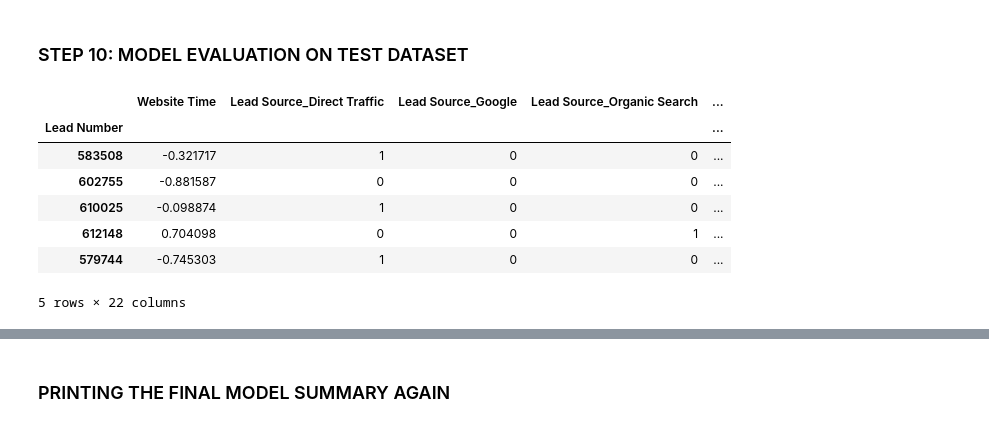
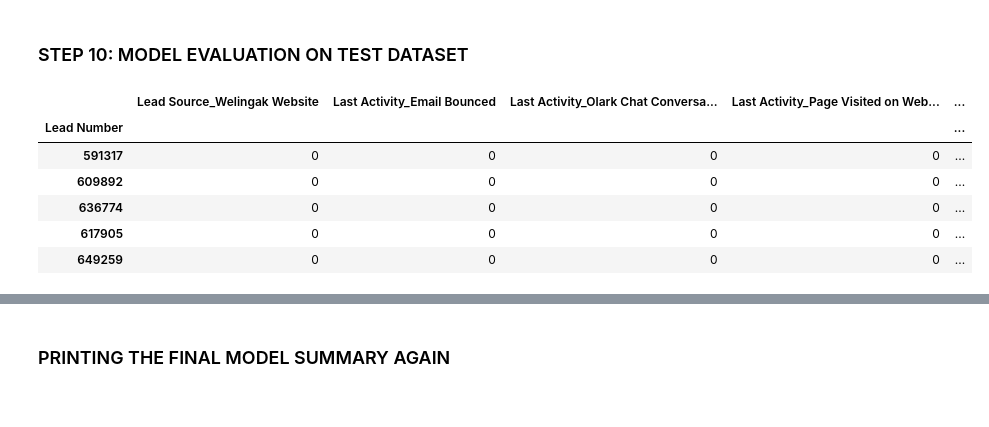
Before and after one commit to pckulkarni88/Lead_Scoring_Assignment, a Jupyter notebook: Lead_Scoring_Assignment.ipynb, the cells around one changed output, grey strips where cells are left out. Saved outputs shown, nothing was run; the diff lists cells and outputs as text; code cells hidden in the pictures.

```diff
--- a/Lead_Scoring_Assignment.ipynb
+++ b/Lead_Scoring_Assignment.ipynb
@@ -941,0 +968,8 @@ plt.show
+# %%
+## From the above, we can clearly see outliers in the data
+
+## Let's delete rows having 'Page Views Per Visit' more than 9
+
+leads.drop(leads[leads['Page Views Per Visit']>9].index, inplace=True)
+
+leads.info()
@@ -1371,0 +1710,15 @@ Generalized Linear Model Regression Results
+# %%
+## Creating eleventh list of features...
+
+feature_set_11 = ['Lead Source_Welingak Website',
+       'Last Activity_Email Bounced', 'Last Activity_Olark Chat Conversation',
+       'Last Activity_Page Visited on Website', 'Tags_Already a student',
+       'Tags_Busy', 'Tags_Closed by Horizzon',
+       'Tags_Interested in other courses',
+       'Tags_Lost to EINS',
+       'Tags_Ringing',
+       'Tags_Will revert after reading the email',
+       'Tags_switched off',
+       'Lead Quality_Worst',
+       'Asymmetrique Activity Index_03.Low',
+       'Last Notable Activity_Modified']
@@ -1622,17 +2012,16 @@ X_test[['TotalVisits','Website Time','Page Views Per Visit']] = scaler.transform
 # %%
 ## Keeping on selected features in X_test dataset...
 
-X_test = X_test[feature_set_4]
+X_test = X_test[feature_set_11]
 X_test.head()
 # %% [output]
-|  | Website Time | Lead Source_Direct Traffic | Lead Source_Google | Lead Source_Organic Search | ... |
+|  | Lead Source_Welingak Website | Last Activity_Email Bounced | Last Activity_Olark Chat Conversa... | Last Activity_Page Visited on Web... | ... |
 | Lead Number |  |  |  |  | ... |
-| 583508 | -0.321717 | 1 | 0 | 0 | ... |
-| 602755 | -0.881587 | 0 | 0 | 0 | ... |
-| 610025 | -0.098874 | 1 | 0 | 0 | ... |
-| 612148 | 0.704098 | 0 | 0 | 1 | ... |
-| 579744 | -0.745303 | 1 | 0 | 0 | ... |
+| 591317 | 0 | 0 | 0 | 0 | ... |
+| 609892 | 0 | 0 | 0 | 0 | ... |
+| 636774 | 0 | 0 | 0 | 0 | ... |
+| 617905 | 0 | 0 | 0 | 0 | ... |
+| 649259 | 0 | 0 | 0 | 0 | ... |
-5 rows × 22 columns
 # %%
 ## Adding constant for regression model...
 
```
Also changed, not shown: parts of 80 cells of this notebook.
